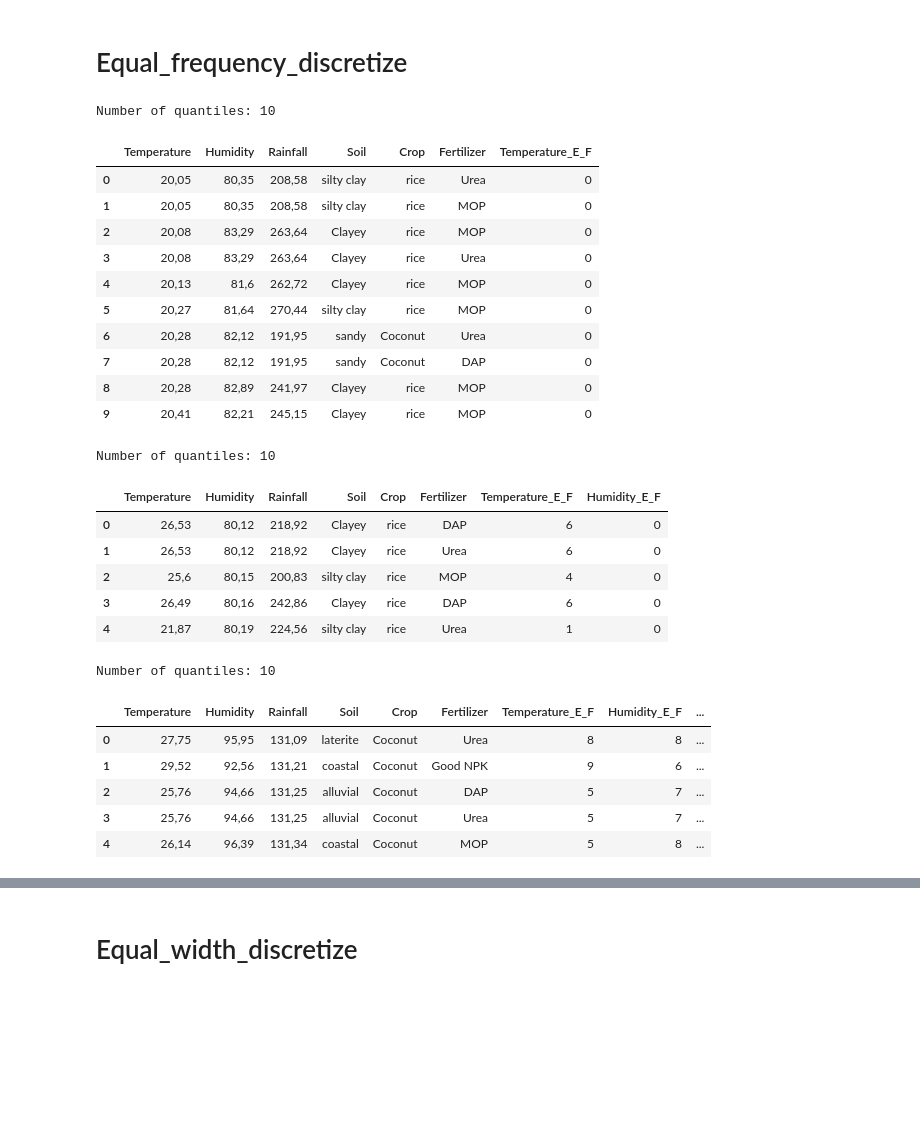
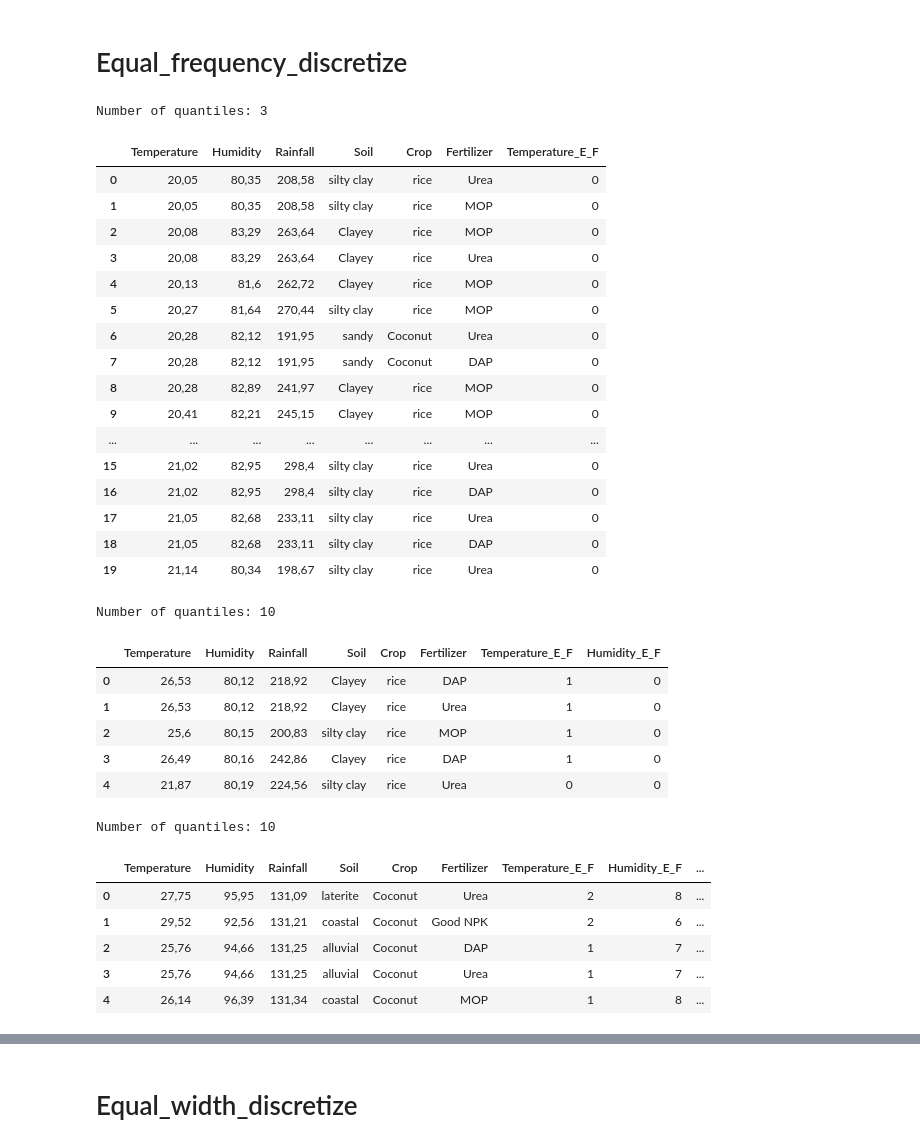
Before and after one commit to Rachid-Mek/data-mining, a Jupyter notebook: Notebooks/Part3_appriori.ipynb, the cells around one changed output, grey strips where cells are left out. Drawn from its saved outputs; the diff is of its cells as text; code cells hidden in the pictures; blank space fills up the shorter version.

```diff
--- a/Notebooks/Part3_appriori.ipynb
+++ b/Notebooks/Part3_appriori.ipynb
@@ -31,32 +31,38 @@ data.head(20)
 # %%
 def equal_frequency_discretize(column_name , q=0):
     n= len(data[column_name])
     # define the number of quantiles with a formula
     if q == 0:
         q = math.ceil(1+10/3*math.log10(n))
     print(f"Number of quantiles: {q}")
     data.sort_values(by=[column_name], inplace=True)
     data.reset_index(drop=True, inplace=True)
-    bin_size = len(data) // q
+    bin_size = len(data) // q+1
     discretized_column = [round(i // bin_size )for i in range(len(data))]
     data[f'{column_name}_E_F'] = discretized_column
     return data
 
-equal_frequency_discretize("Temperature" , 10)
-data.head(10)
+equal_frequency_discretize("Temperature" , 3)
+data.head(20)
 # %% [output]
-Number of quantiles: 10
+Number of quantiles: 3
 |  | Temperature | Humidity | Rainfall | Soil | Crop | Fertilizer | Temperature_E_F |
 | 0 | 20,05 | 80,35 | 208,58 | silty clay | rice | Urea | 0 |
 | 1 | 20,05 | 80,35 | 208,58 | silty clay | rice | MOP | 0 |
 | 2 | 20,08 | 83,29 | 263,64 | Clayey | rice | MOP | 0 |
 | 3 | 20,08 | 83,29 | 263,64 | Clayey | rice | Urea | 0 |
 | 4 | 20,13 | 81,6 | 262,72 | Clayey | rice | MOP | 0 |
 | 5 | 20,27 | 81,64 | 270,44 | silty clay | rice | MOP | 0 |
 | 6 | 20,28 | 82,12 | 191,95 | sandy | Coconut | Urea | 0 |
 | 7 | 20,28 | 82,12 | 191,95 | sandy | Coconut | DAP | 0 |
 | 8 | 20,28 | 82,89 | 241,97 | Clayey | rice | MOP | 0 |
 | 9 | 20,41 | 82,21 | 245,15 | Clayey | rice | MOP | 0 |
+| ... | ... | ... | ... | ... | ... | ... | ... |
+| 15 | 21,02 | 82,95 | 298,4 | silty clay | rice | Urea | 0 |
+| 16 | 21,02 | 82,95 | 298,4 | silty clay | rice | DAP | 0 |
+| 17 | 21,05 | 82,68 | 233,11 | silty clay | rice | Urea | 0 |
+| 18 | 21,05 | 82,68 | 233,11 | silty clay | rice | DAP | 0 |
+| 19 | 21,14 | 80,34 | 198,67 | silty clay | rice | Urea | 0 |
 # %%
 # 'Humidity'
 equal_frequency_discretize("Humidity")
@@ -64,22 +70,22 @@ data.head()
 # %% [output]
 Number of quantiles: 10
 |  | Temperature | Humidity | Rainfall | Soil | Crop | Fertilizer | Temperature_E_F | Humidity_E_F |
-| 0 | 26,53 | 80,12 | 218,92 | Clayey | rice | DAP | 6 | 0 |
-| 1 | 26,53 | 80,12 | 218,92 | Clayey | rice | Urea | 6 | 0 |
-| 2 | 25,6 | 80,15 | 200,83 | silty clay | rice | MOP | 4 | 0 |
-| 3 | 26,49 | 80,16 | 242,86 | Clayey | rice | DAP | 6 | 0 |
-| 4 | 21,87 | 80,19 | 224,56 | silty clay | rice | Urea | 1 | 0 |
+| 0 | 26,53 | 80,12 | 218,92 | Clayey | rice | DAP | 1 | 0 |
+| 1 | 26,53 | 80,12 | 218,92 | Clayey | rice | Urea | 1 | 0 |
+| 2 | 25,6 | 80,15 | 200,83 | silty clay | rice | MOP | 1 | 0 |
+| 3 | 26,49 | 80,16 | 242,86 | Clayey | rice | DAP | 1 | 0 |
+| 4 | 21,87 | 80,19 | 224,56 | silty clay | rice | Urea | 0 | 0 |
 # %%
 equal_frequency_discretize("Rainfall")
 data.head()
 # %% [output]
 Number of quantiles: 10
 |  | Temperature | Humidity | Rainfall | Soil | Crop | Fertilizer | Temperature_E_F | Humidity_E_F | ... |
-| 0 | 27,75 | 95,95 | 131,09 | laterite | Coconut | Urea | 8 | 8 | ... |
-| 1 | 29,52 | 92,56 | 131,21 | coastal | Coconut | Good NPK | 9 | 6 | ... |
-| 2 | 25,76 | 94,66 | 131,25 | alluvial | Coconut | DAP | 5 | 7 | ... |
-| 3 | 25,76 | 94,66 | 131,25 | alluvial | Coconut | Urea | 5 | 7 | ... |
-| 4 | 26,14 | 96,39 | 131,34 | coastal | Coconut | MOP | 5 | 8 | ... |
+| 0 | 27,75 | 95,95 | 131,09 | laterite | Coconut | Urea | 2 | 8 | ... |
+| 1 | 29,52 | 92,56 | 131,21 | coastal | Coconut | Good NPK | 2 | 6 | ... |
+| 2 | 25,76 | 94,66 | 131,25 | alluvial | Coconut | DAP | 1 | 7 | ... |
+| 3 | 25,76 | 94,66 | 131,25 | alluvial | Coconut | Urea | 1 | 7 | ... |
+| 4 | 26,14 | 96,39 | 131,34 | coastal | Coconut | MOP | 1 | 8 | ... |
 # %%
 import warnings
 warnings.filterwarnings('ignore') # to ignore warnings
```
Also changed, not shown: parts of 18 cells of this notebook, 8 other files.
